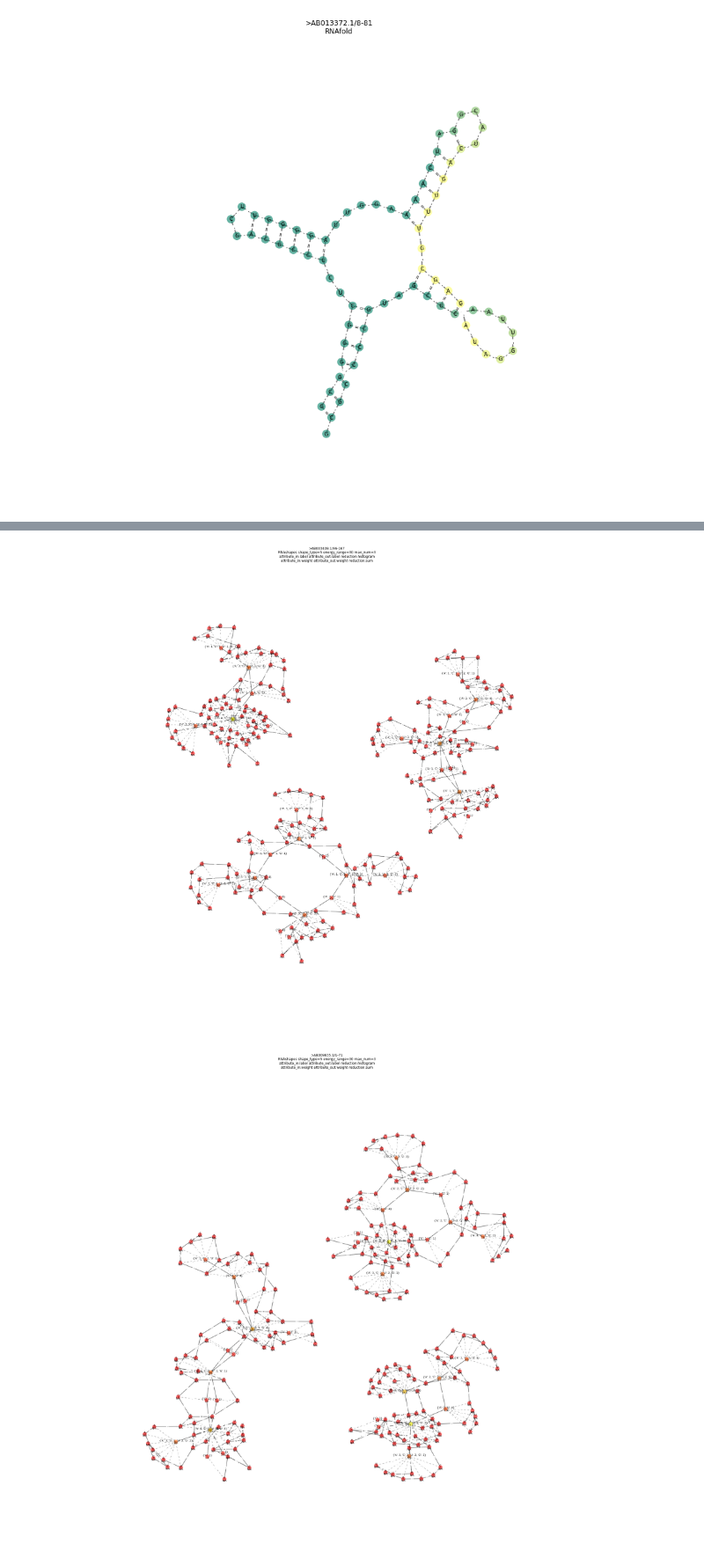
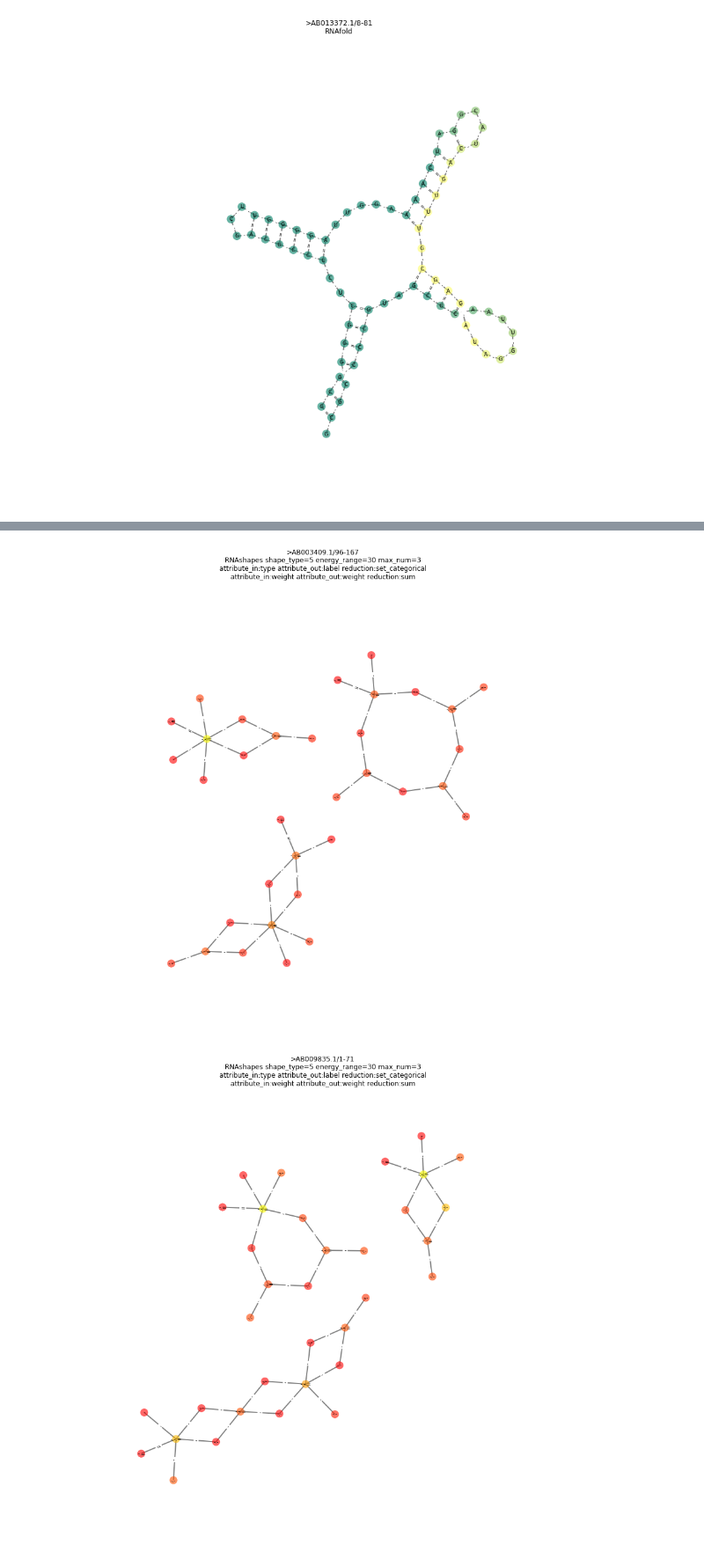
Before and after one commit to fabriziocosta/EDeN, a Jupyter notebook: examples/RNA_visualization.ipynb, the cells around one changed output, grey strips where cells are left out. Shown at 88% size. Saved outputs shown, nothing was run; the diff lists cells and outputs as text; code cells hidden in the pictures.

```diff
--- a/examples/RNA_visualization.ipynb
+++ b/examples/RNA_visualization.ipynb
@@ -27,7 +27,7 @@ stop = start+3
 
 #parameters for visualization
 from eden.util.display import draw_graph, serialize_graph
-size = 30
+size = 14
 node_size = 200
 font_size = 9
 opts={'size':size, 'node_border':False, 'node_size':node_size, 'font_size':font_size, 'vertex_alpha':0.6}
@@ -90,7 +90,7 @@ for graph in itertools.islice(graphs,start,stop):
 # %%
 def pre_process(data):
     from eden.converter.rna.rnaplfold import rnaplfold_to_eden
-    graphs = rnaplfold_to_eden(data, window_size = 150, max_bp_span = 100, avg_bp_prob_cutoff = 0.05, max_num_edges = 3)
+    graphs = rnaplfold_to_eden(data, window_size = 150, max_bp_span = 100, avg_bp_prob_cutoff = 0.05, max_num_edges = 1)
 
     from eden.modifier.graph import vertex_attributes
     graphs = vertex_attributes.colorize(graphs, output_attribute = 'level', labels = ['A','U','C','G'])
@@ -112,8 +112,8 @@ def pre_process(data):
     from eden.modifier.graph import vertex_attributes
     graphs = vertex_attributes.trapezoidal_reweighting(graphs,
                                                        high_weight = 1, low_weight = 0.0,
-                                                       high_weight_window_start = 20, high_weight_window_end = 30,
-                                                       low_weight_window_start = 10, low_weight_window_end = 40)
+                                                       high_weight_window_start = 25, high_weight_window_end = 35,
+                                                       low_weight_window_start = 15, low_weight_window_end = 45)
 
     return graphs
 # %%
@@ -134,18 +134,18 @@ def pre_process(data):
     graphs = vertex_attributes.incident_edge_label(graphs, level = 1, output_attribute = 'type', separator = '.')
     from eden.modifier.graph.structure import contraction, contraction_modifier
     #reduce all 'label' attributes of contracted nodes to a histogram to be written in the 'label' attribute of the resulting graph
-    label_modifier = contraction_modifier(attribute_in='label', attribute_out='label', reduction='histogram')
+    label_modifier = contraction_modifier(attribute_in='type', attribute_out='label', reduction='set_categorical')
     #reduce all 'weight' attributes of contracted nodes using a sum to be written in the 'weight' attribute of the resulting graph
     weight_modifier = contraction_modifier(attribute_in='weight', attribute_out='weight', reduction='sum')
     modifiers = [label_modifier, weight_modifier]
     #contract the graph on the 'type' attribute
-    graphs = contraction(graphs, contraction_attribute = 'type', modifiers = modifiers, nesting = True)
+    graphs = contraction(graphs, contraction_attribute = 'type', modifiers = modifiers, nesting = False)
 
     return graphs
 # %%
 graphs = pre_process(rfam_uri(rfam_id))
 for graph in itertools.islice(graphs,start,stop):
-        draw_graph(graph, secondary_vertex_label='weight', vertex_color='weight', colormap='autumn', **opts)
+        draw_graph(graph, vertex_color='weight', colormap='autumn', **opts)
 # %% [output]
-[figure, old version]
+[figure, new version]
-[figure, old version]
+[figure, new version]
```
Also changed, not shown: parts of 3 cells of this notebook, 1 other file.
